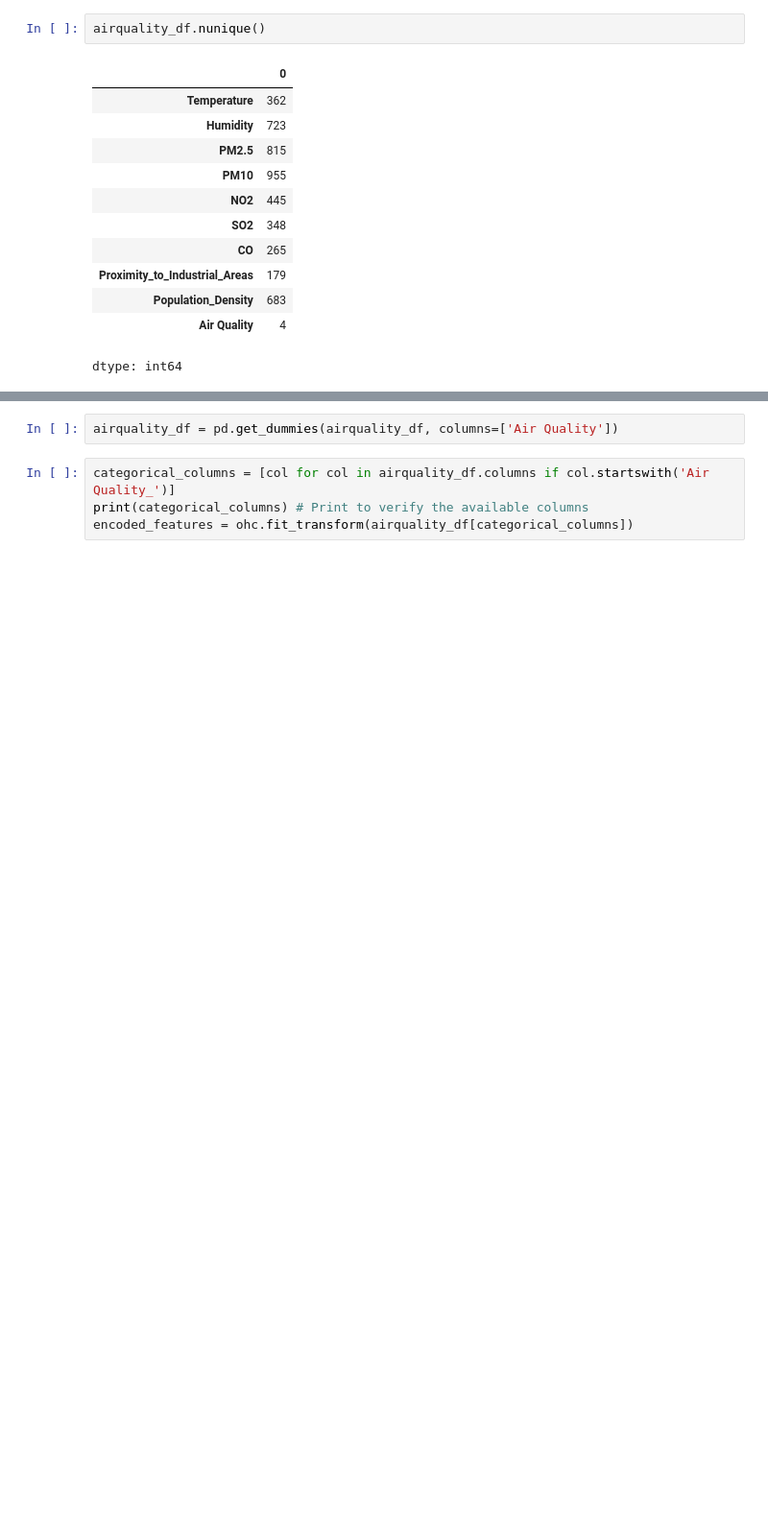
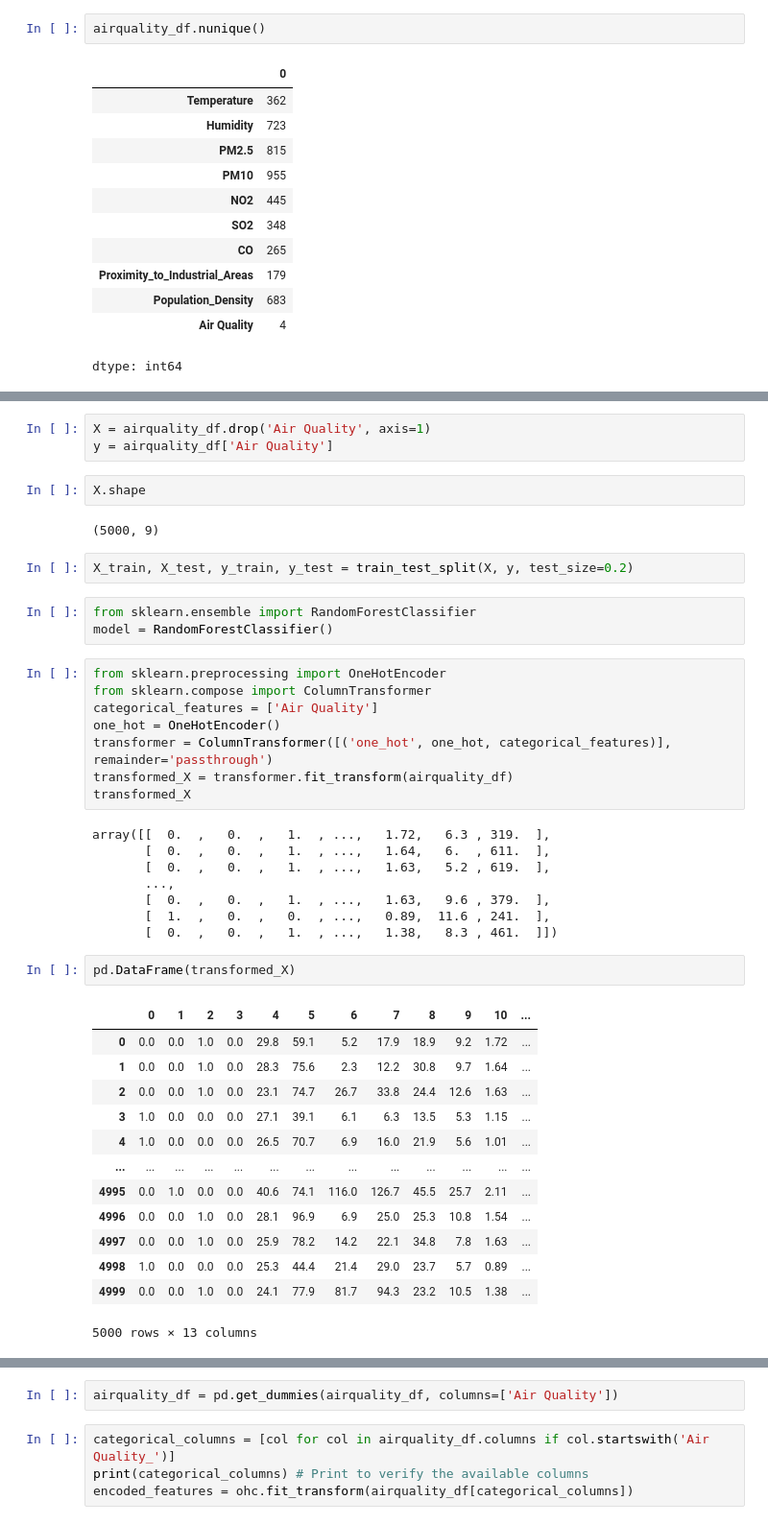
Before and after one commit to ruudtje21/html-portofolio, a Jupyter notebook: Penilaian_Kualitas_Udara_dan_Polusi.ipynb, the cells around one changed output, grey strips where cells are left out. Shown at 96% size. Saved outputs shown, nothing was run; the diff lists cells and outputs as text; blank space fills up the shorter version.

```diff
--- a/Penilaian_Kualitas_Udara_dan_Polusi.ipynb
+++ b/Penilaian_Kualitas_Udara_dan_Polusi.ipynb
@@ -158,0 +168,44 @@ dtype: int64
+# %%
+X = airquality_df.drop('Air Quality', axis=1)
+y = airquality_df['Air Quality']
+# %%
+X.shape
+# %% [output]
+(5000, 9)
+# %%
+X_train, X_test, y_train, y_test = train_test_split(X, y, test_size=0.2)
+# %%
+from sklearn.ensemble import RandomForestClassifier
+model = RandomForestClassifier()
+# %%
+from sklearn.preprocessing import OneHotEncoder
+from sklearn.compose import ColumnTransformer
+categorical_features = ['Air Quality']
+one_hot = OneHotEncoder()
+transformer = ColumnTransformer([('one_hot', one_hot, categorical_features)], remainder='passthrough')
+transformed_X = transformer.fit_transform(airquality_df)
+transformed_X
+# %% [output]
+array([[  0.  ,   0.  ,   1.  , ...,   1.72,   6.3 , 319.  ],
+       [  0.  ,   0.  ,   1.  , ...,   1.64,   6.  , 611.  ],
+       [  0.  ,   0.  ,   1.  , ...,   1.63,   5.2 , 619.  ],
+       ...,
+       [  0.  ,   0.  ,   1.  , ...,   1.63,   9.6 , 379.  ],
+       [  1.  ,   0.  ,   0.  , ...,   0.89,  11.6 , 241.  ],
+       [  0.  ,   0.  ,   1.  , ...,   1.38,   8.3 , 461.  ]])
+# %%
+pd.DataFrame(transformed_X)
+# %% [output]
+|  | 0 | 1 | 2 | 3 | 4 | 5 | 6 | 7 | 8 | 9 | 10 | ... |
+| 0 | 0.0 | 0.0 | 1.0 | 0.0 | 29.8 | 59.1 | 5.2 | 17.9 | 18.9 | 9.2 | 1.72 | ... |
+| 1 | 0.0 | 0.0 | 1.0 | 0.0 | 28.3 | 75.6 | 2.3 | 12.2 | 30.8 | 9.7 | 1.64 | ... |
+| 2 | 0.0 | 0.0 | 1.0 | 0.0 | 23.1 | 74.7 | 26.7 | 33.8 | 24.4 | 12.6 | 1.63 | ... |
+| 3 | 1.0 | 0.0 | 0.0 | 0.0 | 27.1 | 39.1 | 6.1 | 6.3 | 13.5 | 5.3 | 1.15 | ... |
+| 4 | 1.0 | 0.0 | 0.0 | 0.0 | 26.5 | 70.7 | 6.9 | 16.0 | 21.9 | 5.6 | 1.01 | ... |
+| ... | ... | ... | ... | ... | ... | ... | ... | ... | ... | ... | ... | ... |
+| 4995 | 0.0 | 1.0 | 0.0 | 0.0 | 40.6 | 74.1 | 116.0 | 126.7 | 45.5 | 25.7 | 2.11 | ... |
+| 4996 | 0.0 | 0.0 | 1.0 | 0.0 | 28.1 | 96.9 | 6.9 | 25.0 | 25.3 | 10.8 | 1.54 | ... |
+| 4997 | 0.0 | 0.0 | 1.0 | 0.0 | 25.9 | 78.2 | 14.2 | 22.1 | 34.8 | 7.8 | 1.63 | ... |
+| 4998 | 1.0 | 0.0 | 0.0 | 0.0 | 25.3 | 44.4 | 21.4 | 29.0 | 23.7 | 5.7 | 0.89 | ... |
+| 4999 | 0.0 | 0.0 | 1.0 | 0.0 | 24.1 | 77.9 | 81.7 | 94.3 | 23.2 | 10.5 | 1.38 | ... |
+5000 rows × 13 columns
```
Also changed, not shown: parts of 23 cells of this notebook.
